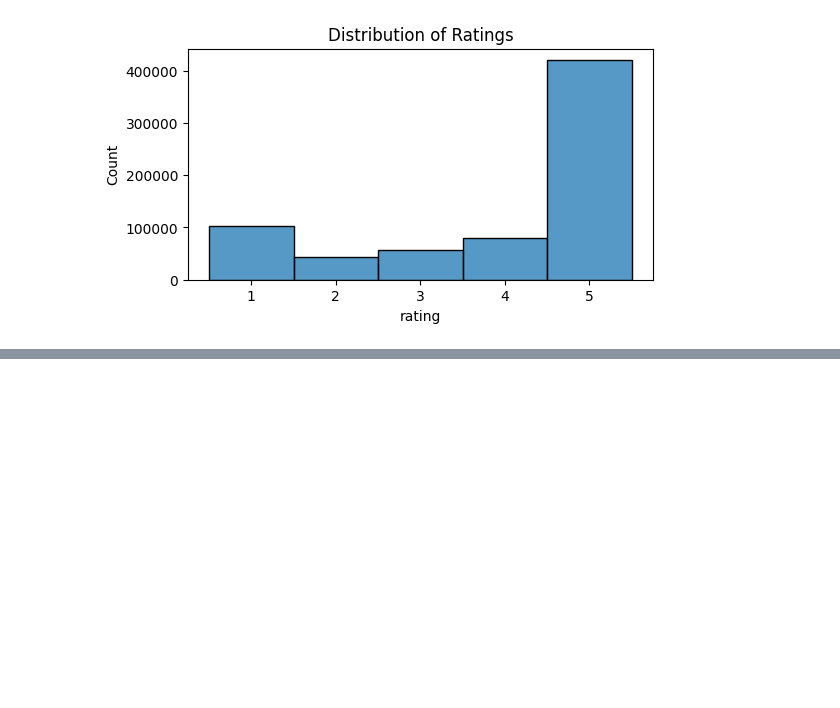
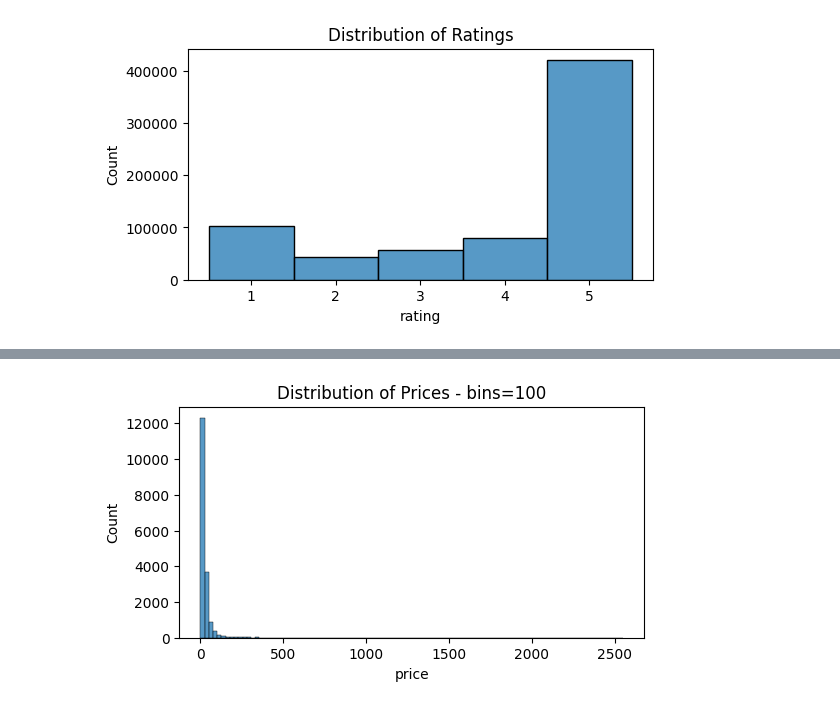
Before and after one commit to ChenPortsia/reviews-insights, a Jupyter notebook: reviews-analysis.ipynb, the cells around one changed output, grey strips where cells are left out. Cells and saved outputs as stored; diff of their text form; code cells hidden in the pictures; blank space fills up the shorter version.

```diff
--- a/reviews-analysis.ipynb
+++ b/reviews-analysis.ipynb
@@ -82,0 +160,9 @@ plt.show()
+# %%
+# Distirbution of prices
+All_Beauty_p['price'] = All_Beauty_p[All_Beauty_p['price'] != 'None']['price'].astype(float)
+plt.figure(figsize=(6, 3))
+sns.histplot(All_Beauty_p['price'], kde=False, bins=100)
+plt.title('Distribution of Prices - bins=100')
+plt.show()
+# %% [output]
+[figure, added]
```
Also changed, not shown: parts of 16 cells of this notebook.
